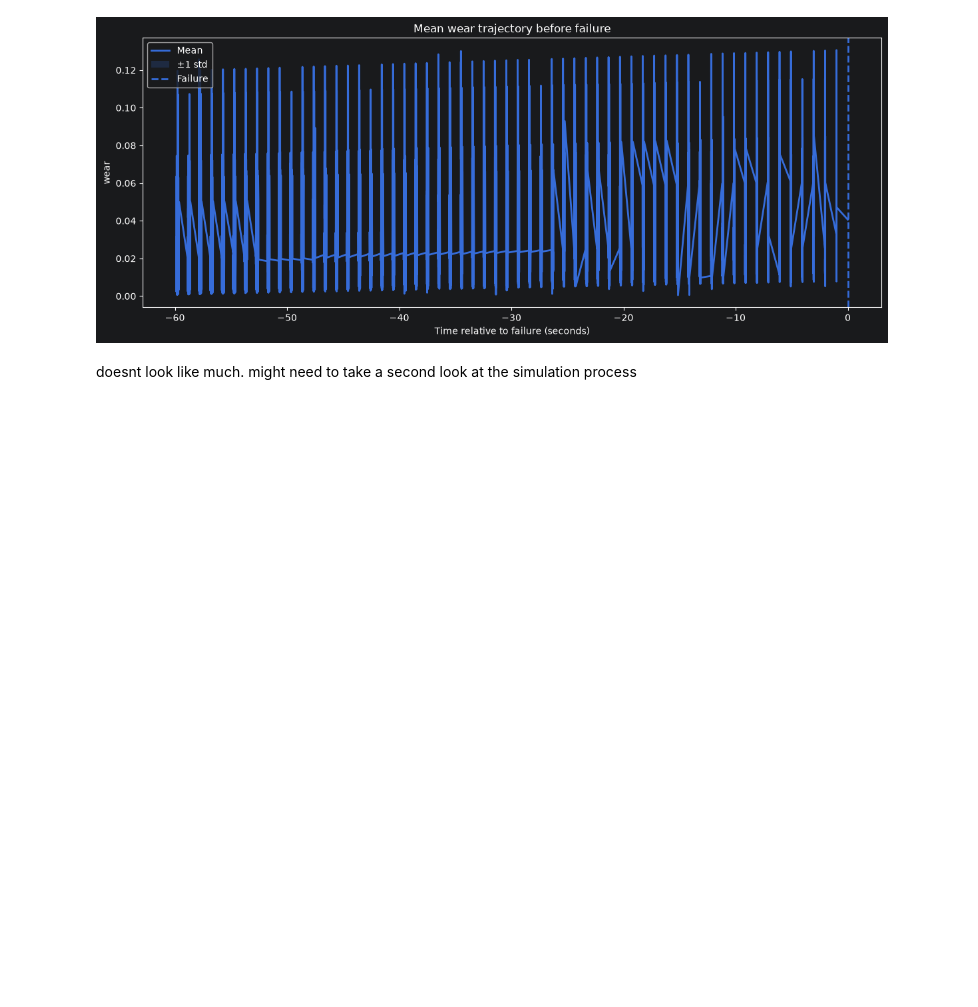
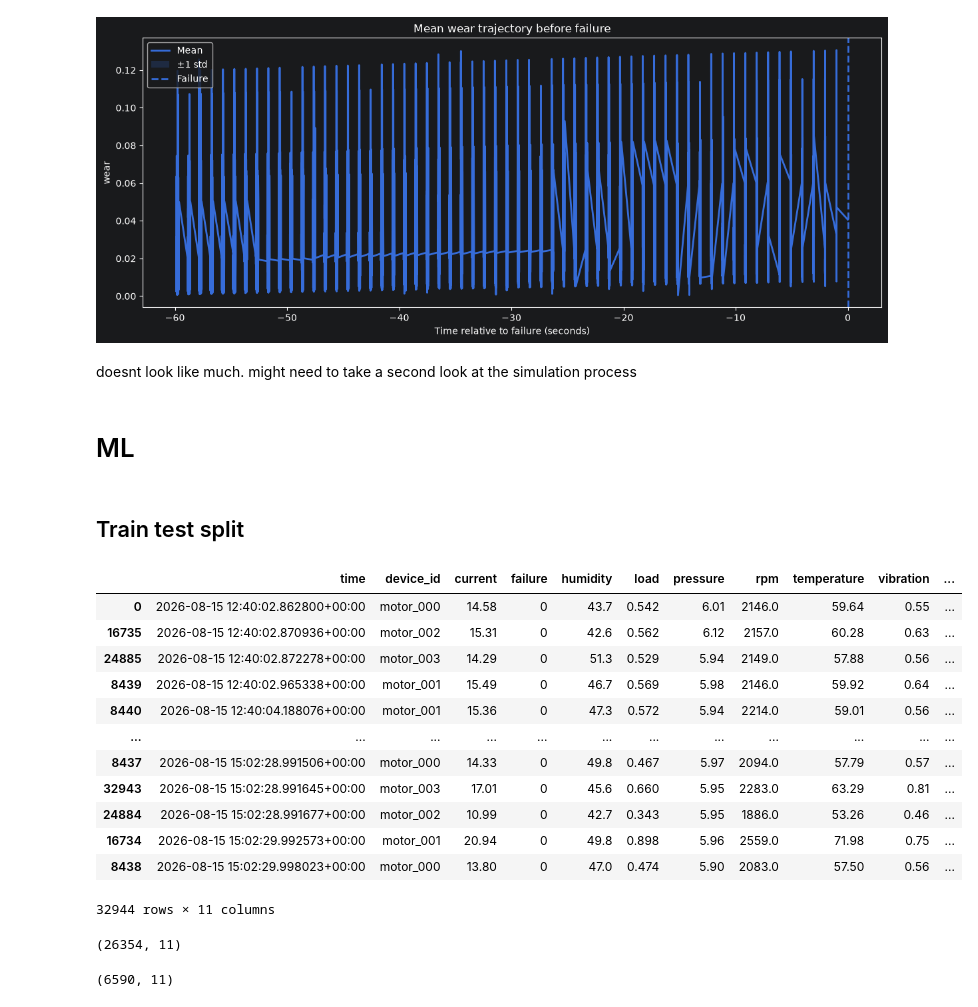
Before and after one commit to yrmint/predictive-maintenance, a Jupyter notebook: notebooks/experiments.ipynb, the cells around one changed output. Saved outputs shown, nothing was run; the diff lists cells and outputs as text; code cells hidden in the pictures; blank space fills up the shorter version.

Commit message:
train test split

```diff
--- a/notebooks/experiments.ipynb
+++ b/notebooks/experiments.ipynb
@@ -412,3 +412,26 @@ for feature in features:
 [figure]
 # %% [markdown]
 doesnt look like much. might need to take a second look at the simulation process
+# %% [markdown]
+# ML
+# %% [markdown]
+## Train test split
+# %%
+data = df.copy()
+# %%
+data["time"] = pd.to_datetime(data["time"])
+data.sort_values(["time", "device_id"])
+# %% [output]
+|  | time | device_id | current | failure | humidity | load | pressure | rpm | temperature | vibration | ... |
+| 0 | 2026-08-15 12:40:02.862800+00:00 | motor_000 | 14.58 | 0 | 43.7 | 0.542 | 6.01 | 2146.0 | 59.64 | 0.55 | ... |
+| 16735 | 2026-08-15 12:40:02.870936+00:00 | motor_002 | 15.31 | 0 | 42.6 | 0.562 | 6.12 | 2157.0 | 60.28 | 0.63 | ... |
+| 24885 | 2026-08-15 12:40:02.872278+00:00 | motor_003 | 14.29 | 0 | 51.3 | 0.529 | 5.94 | 2149.0 | 57.88 | 0.56 | ... |
+| 8439 | 2026-08-15 12:40:02.965338+00:00 | motor_001 | 15.49 | 0 | 46.7 | 0.569 | 5.98 | 2146.0 | 59.92 | 0.64 | ... |
+| 8440 | 2026-08-15 12:40:04.188076+00:00 | motor_001 | 15.36 | 0 | 47.3 | 0.572 | 5.94 | 2214.0 | 59.01 | 0.56 | ... |
+| ... | ... | ... | ... | ... | ... | ... | ... | ... | ... | ... | ... |
+| 8437 | 2026-08-15 15:02:28.991506+00:00 | motor_000 | 14.33 | 0 | 49.8 | 0.467 | 5.97 | 2094.0 | 57.79 | 0.57 | ... |
+| 32943 | 2026-08-15 15:02:28.991645+00:00 | motor_003 | 17.01 | 0 | 45.6 | 0.660 | 5.95 | 2283.0 | 63.29 | 0.81 | ... |
+| 24884 | 2026-08-15 15:02:28.991677+00:00 | motor_002 | 10.99 | 0 | 42.7 | 0.343 | 5.95 | 1886.0 | 53.26 | 0.46 | ... |
+| 16734 | 2026-08-15 15:02:29.992573+00:00 | motor_001 | 20.94 | 0 | 49.8 | 0.898 | 5.96 | 2559.0 | 71.98 | 0.75 | ... |
+| 8438 | 2026-08-15 15:02:29.998023+00:00 | motor_000 | 13.80 | 0 | 47.0 | 0.474 | 5.90 | 2083.0 | 57.50 | 0.56 | ... |
+32944 rows × 11 columns
@@ -414,0 +450,8 @@ doesnt look like much. might need to take a second look at the simulation proces
+# %%
+train.shape
+# %% [output]
+(26354, 11)
+# %%
+test.shape
+# %% [output]
+(6590, 11)
```
Also changed, not shown: parts of 2 cells of this notebook.
